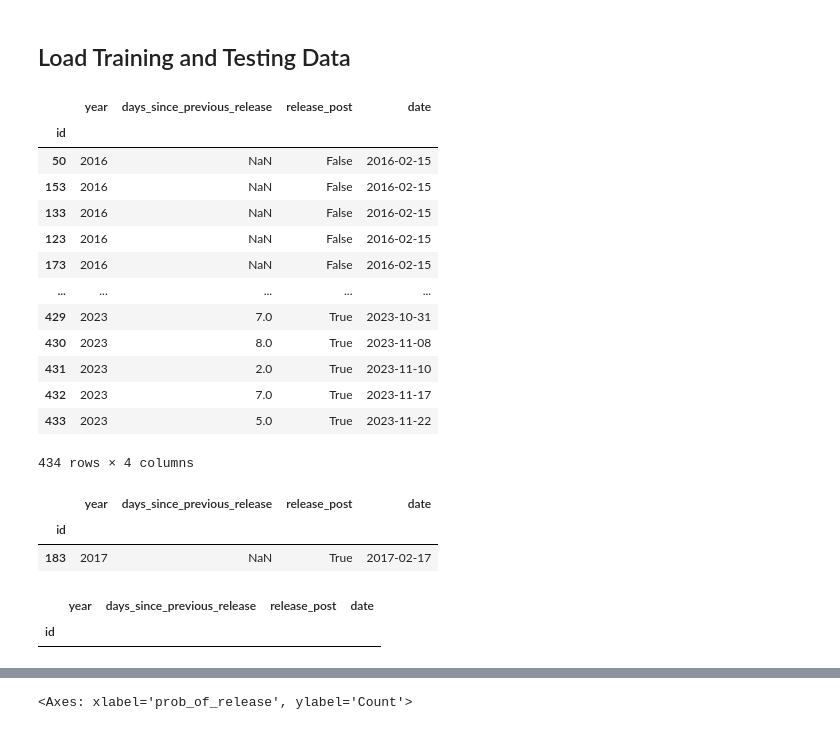
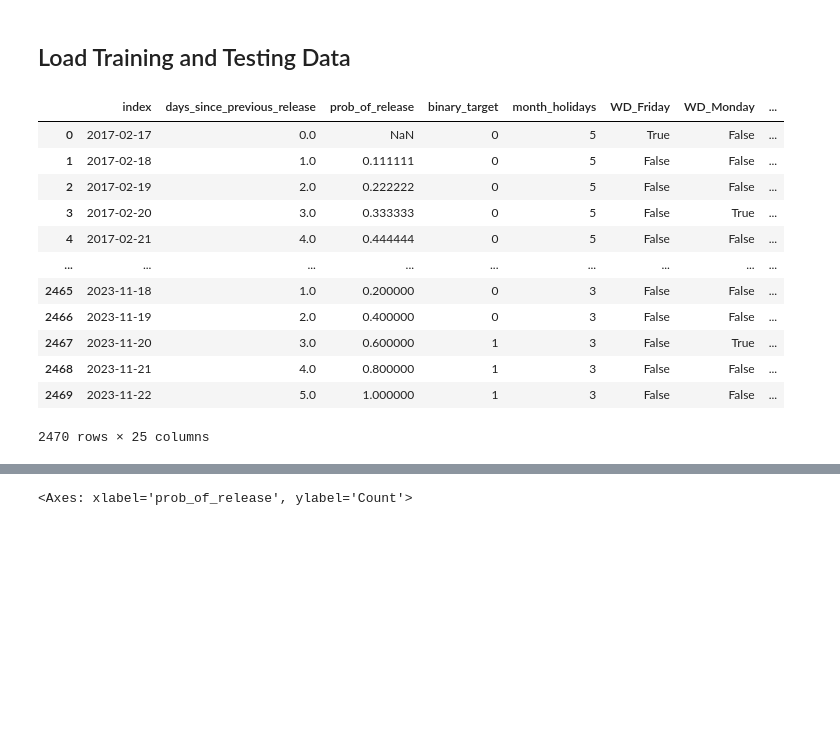
Before and after one commit to dmnapolitano/troon_release_prediction, a Jupyter notebook: Predict the Next Release - Logistic Regression.ipynb, the cells around one changed output, grey strips where cells are left out. Saved outputs shown, nothing was run; the diff lists cells and outputs as text; code cells hidden in the pictures; blank space fills up the shorter version.

```diff
--- a/Predict the Next Release - Logistic Regression.ipynb
+++ b/Predict the Next Release - Logistic Regression.ipynb
@@ -31,34 +32,19 @@ os.environ["PYTHONWARNINGS"] = "ignore"
 # %% [markdown]
 ## Load Training and Testing Data
 # %%
-df = pandas.read_csv("troon_instagram_clean_post_data.csv")
-df = df.set_index("id")
-df = df[["post_month", "post_day", "post_year", "days_since_previous_release", "release_post"]].copy()
-df["month"] = df["post_month"].apply(lambda x : datetime.strptime(x, '%B').month)
-df = df.rename(columns={"post_year" : "year", "post_day" : "day"})
-df["date"] = pandas.to_datetime(df[["year", "month", "day"]])
-del df["post_month"]
-del df["day"]
-del df["month"]
+df = get_features_and_data()
 df
 # %% [output]
-|  | year | days_since_previous_release | release_post | date |
-| id |  |  |  |  |
-| 50 | 2016 | NaN | False | 2016-02-15 |
-| 153 | 2016 | NaN | False | 2016-02-15 |
-| 133 | 2016 | NaN | False | 2016-02-15 |
-| 123 | 2016 | NaN | False | 2016-02-15 |
-| 173 | 2016 | NaN | False | 2016-02-15 |
-| ... | ... | ... | ... | ... |
-| 429 | 2023 | 7.0 | True | 2023-10-31 |
-| 430 | 2023 | 8.0 | True | 2023-11-08 |
-| 431 | 2023 | 2.0 | True | 2023-11-10 |
-| 432 | 2023 | 7.0 | True | 2023-11-17 |
-| 433 | 2023 | 5.0 | True | 2023-11-22 |
+|  | index | days_since_previous_release | prob_of_release | binary_target | month_holidays | WD_Friday | WD_Monday | ... |
+| 0 | 2017-02-17 | 0.0 | NaN | 0 | 5 | True | False | ... |
+| 1 | 2017-02-18 | 1.0 | 0.111111 | 0 | 5 | False | False | ... |
+| 2 | 2017-02-19 | 2.0 | 0.222222 | 0 | 5 | False | False | ... |
+| 3 | 2017-02-20 | 3.0 | 0.333333 | 0 | 5 | False | True | ... |
+| 4 | 2017-02-21 | 4.0 | 0.444444 | 0 | 5 | False | False | ... |
+| ... | ... | ... | ... | ... | ... | ... | ... | ... |
+| 2465 | 2023-11-18 | 1.0 | 0.200000 | 0 | 3 | False | False | ... |
+| 2466 | 2023-11-19 | 2.0 | 0.400000 | 0 | 3 | False | False | ... |
+| 2467 | 2023-11-20 | 3.0 | 0.600000 | 1 | 3 | False | True | ... |
+| 2468 | 2023-11-21 | 4.0 | 0.800000 | 1 | 3 | False | False | ... |
+| 2469 | 2023-11-22 | 5.0 | 1.000000 | 1 | 3 | False | False | ... |
-434 rows × 4 columns
+2470 rows × 25 columns
-# %%
-df.query("release_post == True & days_since_previous_release.isnull()")
-# %% [output]
-|  | year | days_since_previous_release | release_post | date |
-| id |  |  |  |  |
-| 183 | 2017 | NaN | True | 2017-02-17 |
@@ -69,5 +50,0 @@ df = df[df["release_post"] == True].copy()
-# %%
-df[df["days_since_previous_release"] == 0]
-# %% [output]
-|  | year | days_since_previous_release | release_post | date |
-| id |  |  |  |  |
```
Also changed, not shown: parts of 19 cells of this notebook, 1 other file.
